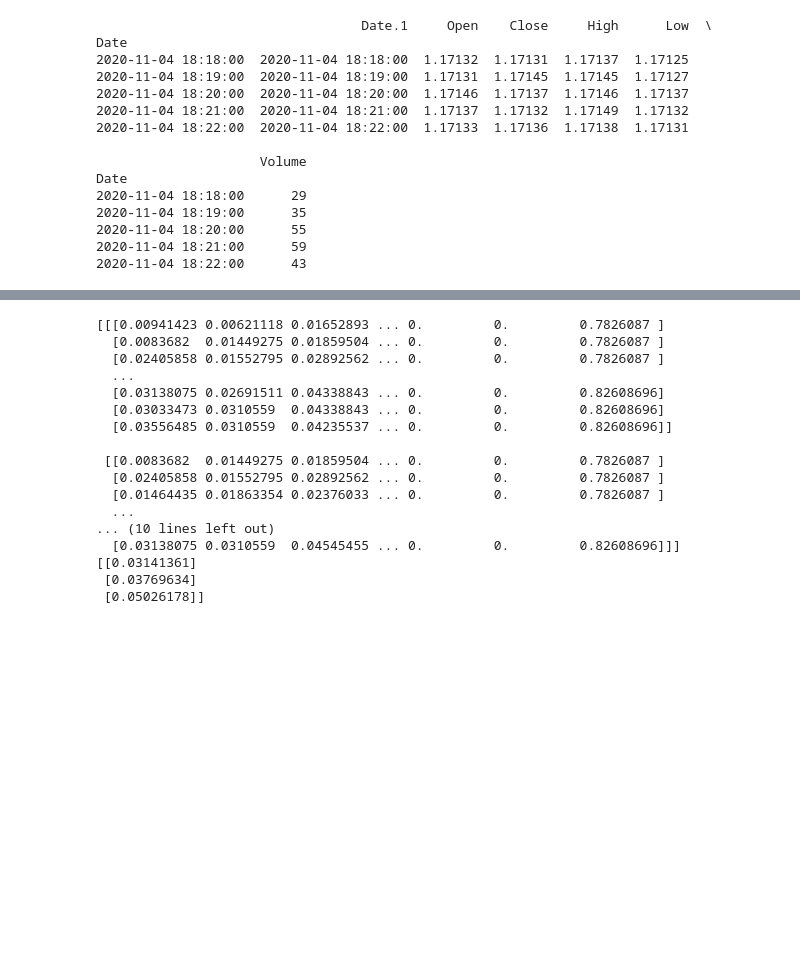
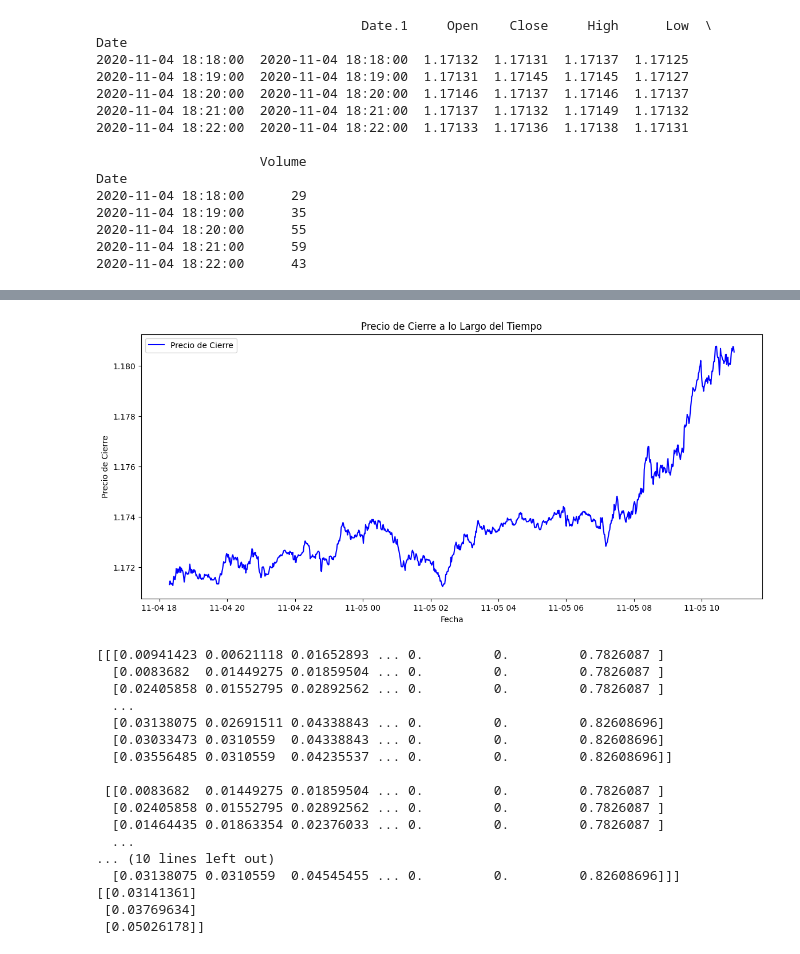
Before and after one commit to irenegauna/eur-usd-exchange-rate-predictor, a Jupyter notebook: Predicción_dolar_vs_euro.ipynb, the cells around one changed output, grey strips where cells are left out. Cells and saved outputs as stored; diff of their text form; code cells hidden in the pictures; blank space fills up the shorter version.

```diff
--- a/Predicción_dolar_vs_euro.ipynb
+++ b/Predicción_dolar_vs_euro.ipynb
@@ -39,3 +60,14 @@ Date
+# %%
+#visualización cómo los precios cambian a lo largo del tiempo
+plt.figure(figsize=(14,6))
+plt.plot(data.index, data['Close'], label='Precio de Cierre', color='blue')
+plt.title('Precio de Cierre a lo Largo del Tiempo')
+plt.xlabel('Fecha')
+plt.ylabel('Precio de Cierre')
+plt.legend()
+plt.show()
+# %% [output]
+[figure, added]
 # %%
 #selecciono características y target
 features = data[['Open', 'High', 'Low', 'Volume']]
```
Also changed, not shown: parts of 3 cells of this notebook.
